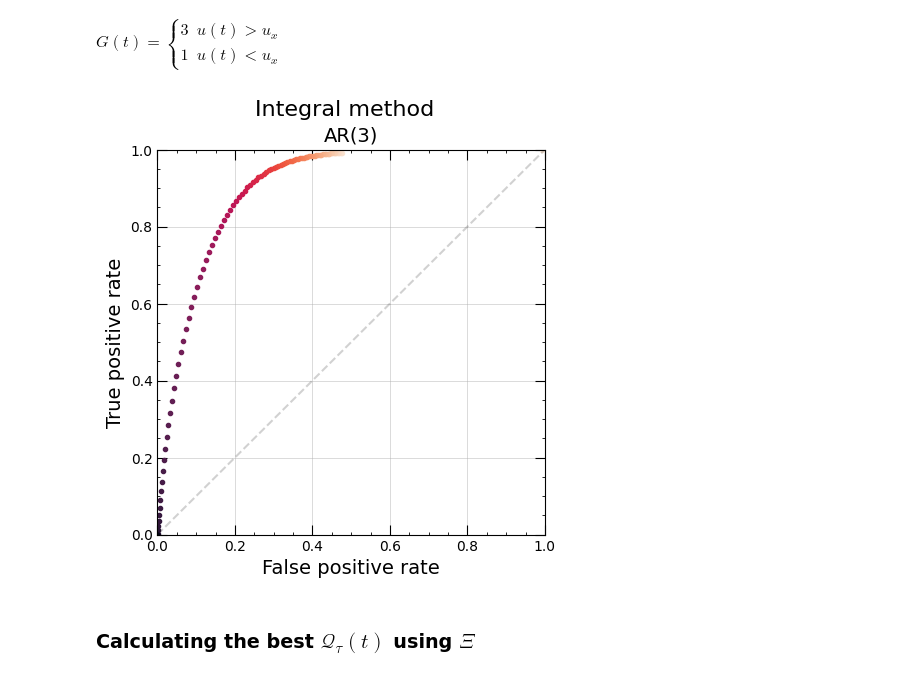
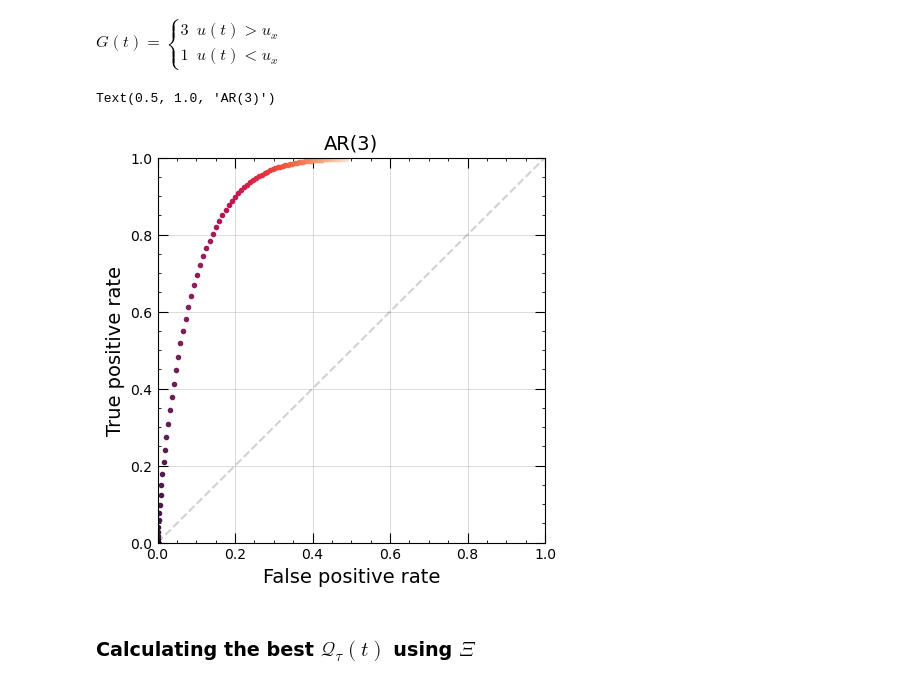
Before and after one commit to Moorboor/WindGust, a Jupyter notebook: AutoRegression2.ipynb, the cells around one changed output. Cells and saved outputs as stored; diff of their text form; code cells hidden in the pictures.

```diff
--- a/AutoRegression2.ipynb
+++ b/AutoRegression2.ipynb
@@ -421,6 +432,6 @@ $AR(p) = \phi_1x_{t-1}+\phi_2x_{t-2}+\phi_3x_{t-3}+{\color{yellow}{w(t)}}$
 # %% [markdown]
 $w(t) \sim \mathcal{N}(\mu=0, \sigma_w^2)$
 # %%
-var_w = mean_gamma[0] - (phis * mean_gamma[1:].T).sum(axis=1)
+var_w = mean_gammas[0] - (phis * mean_gammas[1:].T).sum(axis=1)
 var_w[var_w<0] = 0.001
-white_noise = rng.normal(scale=var_w[p:-1])
+white_noise = rng.normal(scale=var_w[:-1])
@@ -427,7 +440,7 @@ white_noise = rng.normal(scale=var_w[p:-1])
 # %%
-indices = np.arange(train_per-1, len(dataset_gauss))[:, None] - np.arange(p)
+indices = np.arange(train_per+p-1, len(dataset_gauss)-1)[:, None] - np.arange(p)
 x = dataset_gauss[indices]
 
-res = x[p:-1] * phis
+res = x * phis[:-1]
 res = res.sum(axis=1)
 res += white_noise
@@ -440,7 +451,7 @@ The probability density $p_u$ of $u_t$ is a stretched-exponential-distribution.
 # %% [markdown]
 $\displaystyle P\left(\hat{u}(t)> u_x\right)=\frac{1}{2}\left[1-\operatorname{erf}\left(\frac{u_x-\hat{u}(t)}{\sqrt{2\sigma_w^2(t)}}\right)\right]$
 # %%
-z = (gust_th_gauss - res) / ((2*stds[p:-1]**2)**0.5)
+z = (gust_th_gauss - res) / ((2*var_w[:-1])**0.5)
 pred_integral = 0.5 * (1 - special.erf(z))
 # %% [markdown]
 ## ROC-Curves
@@ -463,7 +474,7 @@ prob_thresholds  = np.append([0], prob_thresholds)
 performances2 = dict.fromkeys(prob_thresholds)
 
 
-for quantile in tqdm(prob_thresholds):
+for quantile in prob_thresholds:
 
     wind_gusts_pred = np.where(pred_integral >= quantile, 1, 0)
 
@@ -477,32 +488,33 @@ for quantile in tqdm(prob_thresholds):
 # %%
 colors = sns.color_palette("rocket_r", len(performances2))
 
 fig = plt.figure(1, figsize=(5,5))
 
 i = 0
 for threshold, (true_positive_rate, false_positive_rate) in performances2.items():
     plt.plot(false_positive_rate, true_positive_rate, "o", color=colors[i], markersize=3)
     i += 1
 plt.plot(np.arange(2), linestyle="--", color='#0f0f0f30')
 
 
 plt.grid(linewidth=0.4, alpha=0.8)
 plt.xlim(0,1)
 plt.ylim(0,1)
 
 plt.minorticks_on()
 plt.tick_params(direction="in", which="major", length=7, bottom=True, top=True, right=True)
 plt.tick_params(direction="in", which="minor", length=2.5, bottom=True, top=True, right=True)
 plt.xlabel("False positive rate", fontsize=14)
 plt.ylabel("True positive rate", fontsize=14)
 
 plt.title(f"AR({p})", fontsize=14)
-plt.suptitle("Integral method", fontsize=16)
-#plt.legend(title="Exceeding probability", fontsize=10, bbox_to_anchor=(1.02,1.1))
+# plt.suptitle("Integral method", fontsize=16)
+# plt.legend(title="Exceeding probability", fontsize=10, bbox_to_anchor=(1.02,1.1))
 
-plt.savefig(os.path.join(PLOTS_PATH, f"{dname}-tau={train_per}Integral-AR({p})mode=superfast.png"), format="png", dpi=300, bbox_inches="tight")
+# plt.savefig(os.path.join(PLOTS_PATH, f"{dname}-tau={train_per}Integral-AR({p})mode=superfast.png"), format="png", dpi=300, bbox_inches="tight")
 # %% [output]
+Text(0.5, 1.0, 'AR(3)')
-[figure, old version]
+[figure, new version]
 # %% [markdown]
 ### Calculating the best $\mathcal{Q}_{\tau}(t)$ using $\Xi$
 # %%
```
Also changed, not shown: parts of 32 cells of this notebook, 3 other files.
